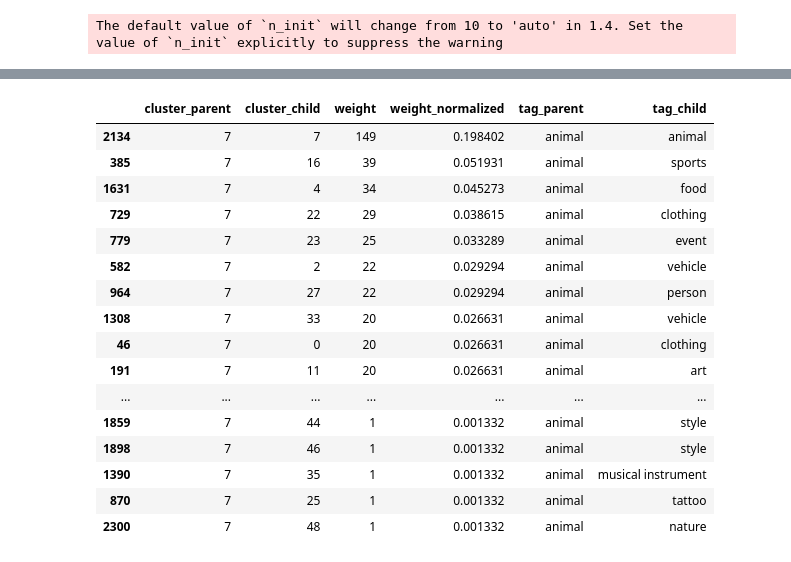
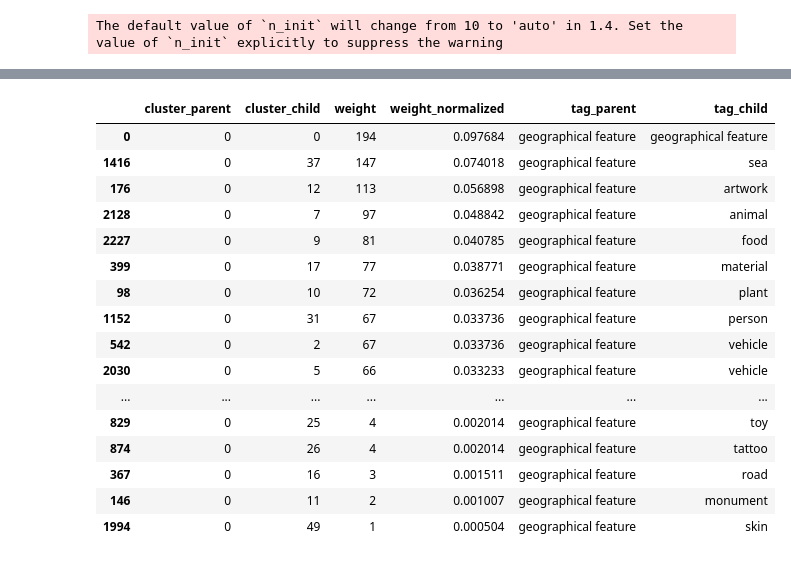
Before and after one commit to dorgol/search_templates, a Jupyter notebook: analyses/cluster_tags.ipynb, the cells around one changed output, grey strips where cells are left out. Saved outputs shown, nothing was run; the diff lists cells and outputs as text; code cells hidden in the pictures.

```diff
--- a/analyses/cluster_tags.ipynb
+++ b/analyses/cluster_tags.ipynb
@@ -279,25 +260,25 @@ def child_distribution(cluster):
     fig.update_xaxes(labelalias=dict(dict(zip(data.cluster_child,data.tag_child))))
     return fig
 # %%
-tags_flow[tags_flow['cluster_parent']=='7'].sort_values(by='weight_normalized', ascending=False)
+tags_flow[tags_flow['cluster_parent']=='0'].sort_values(by='weight_normalized', ascending=False)
 # %% [output]
 |  | cluster_parent | cluster_child | weight | weight_normalized | tag_parent | tag_child |
-| 2134 | 7 | 7 | 149 | 0.198402 | animal | animal |
-| 385 | 7 | 16 | 39 | 0.051931 | animal | sports |
-| 1631 | 7 | 4 | 34 | 0.045273 | animal | food |
-| 729 | 7 | 22 | 29 | 0.038615 | animal | clothing |
-| 779 | 7 | 23 | 25 | 0.033289 | animal | event |
-| 582 | 7 | 2 | 22 | 0.029294 | animal | vehicle |
-| 964 | 7 | 27 | 22 | 0.029294 | animal | person |
-| 1308 | 7 | 33 | 20 | 0.026631 | animal | vehicle |
-| 46 | 7 | 0 | 20 | 0.026631 | animal | clothing |
-| 191 | 7 | 11 | 20 | 0.026631 | animal | art |
+| 0 | 0 | 0 | 194 | 0.097684 | geographical feature | geographical feature |
+| 1416 | 0 | 37 | 147 | 0.074018 | geographical feature | sea |
+| 176 | 0 | 12 | 113 | 0.056898 | geographical feature | artwork |
+| 2128 | 0 | 7 | 97 | 0.048842 | geographical feature | animal |
+| 2227 | 0 | 9 | 81 | 0.040785 | geographical feature | food |
+| 399 | 0 | 17 | 77 | 0.038771 | geographical feature | material |
+| 98 | 0 | 10 | 72 | 0.036254 | geographical feature | plant |
+| 1152 | 0 | 31 | 67 | 0.033736 | geographical feature | person |
+| 542 | 0 | 2 | 67 | 0.033736 | geographical feature | vehicle |
+| 2030 | 0 | 5 | 66 | 0.033233 | geographical feature | vehicle |
 | ... | ... | ... | ... | ... | ... | ... |
-| 1859 | 7 | 44 | 1 | 0.001332 | animal | style |
-| 1898 | 7 | 46 | 1 | 0.001332 | animal | style |
-| 1390 | 7 | 35 | 1 | 0.001332 | animal | musical instrument |
-| 870 | 7 | 25 | 1 | 0.001332 | animal | tattoo |
-| 2300 | 7 | 48 | 1 | 0.001332 | animal | nature |
+| 829 | 0 | 25 | 4 | 0.002014 | geographical feature | toy |
+| 874 | 0 | 26 | 4 | 0.002014 | geographical feature | tattoo |
+| 367 | 0 | 16 | 3 | 0.001511 | geographical feature | road |
+| 146 | 0 | 11 | 2 | 0.001007 | geographical feature | monument |
+| 1994 | 0 | 49 | 1 | 0.000504 | geographical feature | skin |
 # %%
 get_popular_tags(cluster_num=27)
 # %% [output]
```
Also changed, not shown: parts of 26 cells of this notebook, 12 other files.
